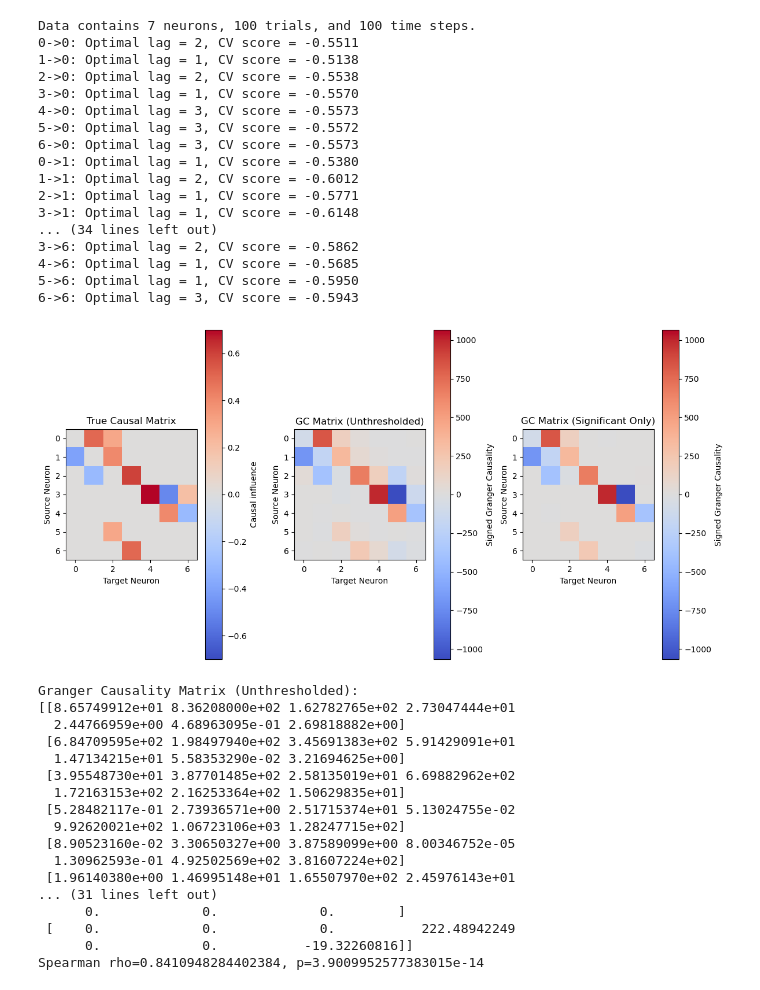
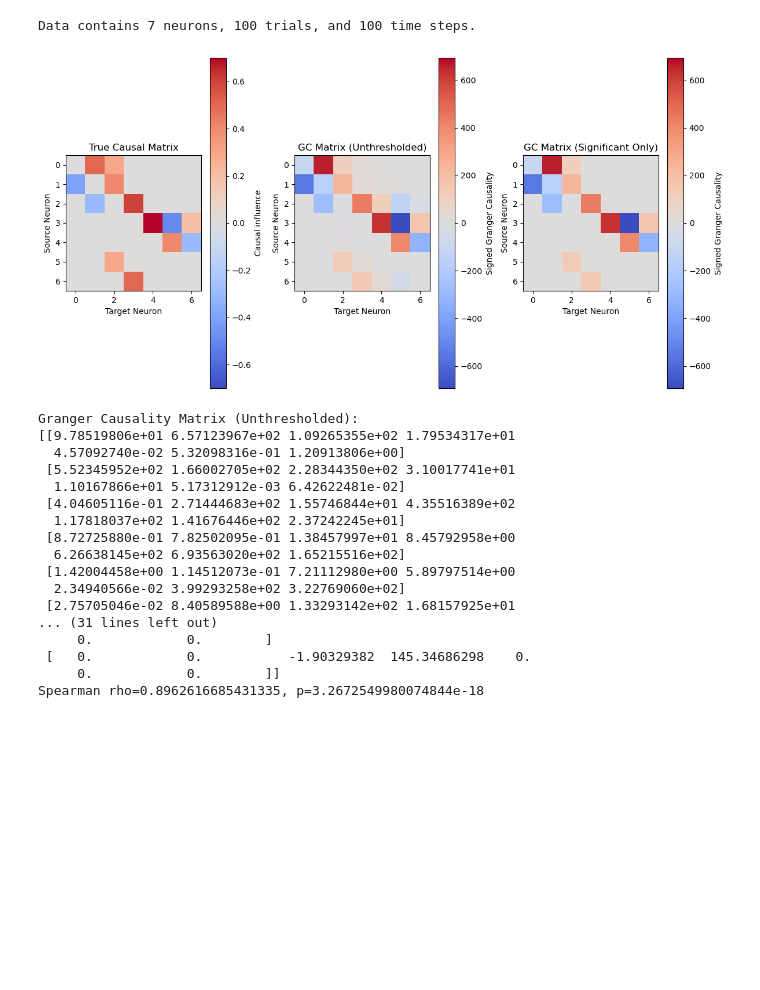
Before and after one commit to danclab/poisson_glm_granger, a Jupyter notebook: demo.ipynb, the cells around one changed output. Saved outputs shown, nothing was run; the diff lists cells and outputs as text; code cells hidden in the pictures; blank space fills up the shorter version.

```diff
--- a/demo.ipynb
+++ b/demo.ipynb
@@ -36,13 +36,11 @@ simulated_data_trials = generate_synthetic_spike_data_trials(
 # Analyze Granger causality with cross-validation
 optimal_lags, gc_matrix, signed_gc_matrix = compute_granger_causality(
     simulated_data_trials,
-    lag_range=(1, 20),
-    folds=10
+    lags=np.arange(1, 20)
 )
 
 # Filter indirect connections
 filtered_gc_matrix, filtered_signed_gc_matrix = filter_indirect_connections(
-    simulated_data_trials,
     optimal_lags,
     gc_matrix,
     signed_gc_matrix
@@ -179,13 +168,11 @@ simulated_data_trials = generate_synthetic_spike_data_trials(
 # Analyze Granger causality with cross-validation
 optimal_lags, gc_matrix, signed_gc_matrix = compute_granger_causality(
     simulated_data_trials,
-    lag_range=(1, 20),
-    folds=10
+    lags=np.arange(1, 20)
 )
 
 # Filter indirect connections
 filtered_gc_matrix, filtered_signed_gc_matrix = filter_indirect_connections(
-    simulated_data_trials,
     optimal_lags,
     gc_matrix,
     signed_gc_matrix
@@ -323,13 +301,11 @@ simulated_data_trials = generate_synthetic_spike_data_trials(
 # Analyze Granger causality with cross-validation
 optimal_lags, gc_matrix, signed_gc_matrix = compute_granger_causality(
     simulated_data_trials,
-    lag_range=(1, 20),
-    folds=10
+    lags=np.arange(1, 20)
 )
 
 # Filter indirect connections
 filtered_gc_matrix, filtered_signed_gc_matrix = filter_indirect_connections(
-    simulated_data_trials,
     optimal_lags,
     gc_matrix,
     signed_gc_matrix
@@ -479,13 +439,11 @@ simulated_data_trials = generate_synthetic_spike_data_trials(
 # Analyze Granger causality with cross-validation
 optimal_lags, gc_matrix, signed_gc_matrix = compute_granger_causality(
     simulated_data_trials,
-    lag_range=(1, 20),
-    folds=10
+    lags=np.arange(1, 20)
 )
 
 # Filter indirect connections
 filtered_gc_matrix, filtered_signed_gc_matrix = filter_indirect_connections(
-    simulated_data_trials,
     optimal_lags,
     gc_matrix,
     signed_gc_matrix
@@ -636,13 +578,11 @@ simulated_data_trials = generate_synthetic_spike_data_trials(
 # Analyze Granger causality with cross-validation
 optimal_lags, gc_matrix, signed_gc_matrix = compute_granger_causality(
     simulated_data_trials,
-    lag_range=(1, 20),
-    folds=10
+    lags=np.arange(1, 20)
 )
 
 # Filter indirect connections
 filtered_gc_matrix, filtered_signed_gc_matrix = filter_indirect_connections(
-    simulated_data_trials,
     optimal_lags,
     gc_matrix,
     signed_gc_matrix
@@ -713,64 +653,48 @@ for _ in range(n_bootstraps):
     resampled_true, resampled_predicted = resample(true_values, adjusted_predicted_values)
     if not np.all(resampled_true==0):
         slope, intercept = np.polyfit(resampled_true, resampled_predicted, 1)
         bootstrapped_slopes.append(slope)
         bootstrapped_intercepts.append(intercept)
 
 # Compute 95% CI
 slope_ci = np.percentile(bootstrapped_slopes, [2.5, 97.5])
 intercept_ci = np.percentile(bootstrapped_intercepts, [2.5, 97.5])
 
 # Fit the linear regression line for plotting
 slope, intercept = np.polyfit(true_values, adjusted_predicted_values, 1)
 line_x = np.linspace(true_values.min(), true_values.max(), 100)
 line_y = slope * line_x + intercept
 
 # Plot
 plt.figure(figsize=(8, 6))
 plt.scatter(true_values, adjusted_predicted_values, alpha=0.7, label='Data')
 plt.plot(line_x, line_y, color='red', label=f'Linear Fit\nSlope={slope:.3f}\nIntercept={intercept:.3f}')
 plt.fill_between(line_x, slope_ci[0] * line_x + intercept_ci[0], slope_ci[1] * line_x + intercept_ci[1],
                  color='red', alpha=0.2, label='95% CI')
 plt.xlabel('True Causal Influence')
 plt.ylabel('Adjusted Predicted Values')
 plt.title('Spearman Correlation and Linear Fit')
 plt.legend()
 
 # Display Spearman results
 print(f'Spearman rho={spearman_corr}, p={spearman_pval}')
 # %% [output]
 Data contains 7 neurons, 100 trials, and 100 time steps.
-0->0: Optimal lag = 2, CV score = -0.5511
-1->0: Optimal lag = 1, CV score = -0.5138
-2->0: Optimal lag = 2, CV score = -0.5538
-3->0: Optimal lag = 1, CV score = -0.5570
-4->0: Optimal lag = 3, CV score = -0.5573
-5->0: Optimal lag = 3, CV score = -0.5572
-6->0: Optimal lag = 3, CV score = -0.5573
-0->1: Optimal lag = 1, CV score = -0.5380
-1->1: Optimal lag = 2, CV score = -0.6012
-2->1: Optimal lag = 1, CV score = -0.5771
-3->1: Optimal lag = 1, CV score = -0.6148
-... (34 lines left out)
-3->6: Optimal lag = 2, CV score = -0.5862
-4->6: Optimal lag = 1, CV score = -0.5685
-5->6: Optimal lag = 1, CV score = -0.5950
-6->6: Optimal lag = 3, CV score = -0.5943
-[figure, old version]
+[figure, new version]
 Granger Causality Matrix (Unthresholded):
-[[8.65749912e+01 8.36208000e+02 1.62782765e+02 2.73047444e+01
-  2.44766959e+00 4.68963095e-01 2.69818882e+00]
- [6.84709595e+02 1.98497940e+02 3.45691383e+02 5.91429091e+01
-  1.47134215e+01 5.58353290e-02 3.21694625e+00]
- [3.95548730e+01 3.87701485e+02 2.58135019e+01 6.69882962e+02
-  1.72163153e+02 2.16253364e+02 1.50629835e+01]
- [5.28482117e-01 2.73936571e+00 2.51715374e+01 5.13024755e-02
-  9.92620021e+02 1.06723106e+03 1.28247715e+02]
- [8.90523160e-02 3.30650327e+00 3.87589099e+00 8.00346752e-05
-  1.30962593e-01 4.92502569e+02 3.81607224e+02]
- [1.96140380e+00 1.46995148e+01 1.65507970e+02 2.45976143e+01
+[[9.78519806e+01 6.57123967e+02 1.09265355e+02 1.79534317e+01
+  4.57092740e-02 5.32098316e-01 1.20913806e+00]
+ [5.52345952e+02 1.66002705e+02 2.28344350e+02 3.10017741e+01
+  1.10167866e+01 5.17312912e-03 6.42622481e-02]
+ [4.04605116e-01 2.71444683e+02 1.55746844e+01 4.35516389e+02
+  1.17818037e+02 1.41676446e+02 2.37242245e+01]
+ [8.72725880e-01 7.82502095e-01 1.38457997e+01 8.45792958e+00
+  6.26638145e+02 6.93563020e+02 1.65215516e+02]
+ [1.42004458e+00 1.14512073e-01 7.21112980e+00 5.89797514e+00
+  2.34940566e-02 3.99293258e+02 3.22769060e+02]
+ [2.75705046e-02 8.40589588e+00 1.33293142e+02 1.68157925e+01
 ... (31 lines left out)
-      0.             0.             0.        ]
- [    0.             0.             0.           222.48942249
-      0.             0.           -19.32260816]]
-Spearman rho=0.8410948284402384, p=3.9009952577383015e-14
+     0.            0.        ]
+ [   0.            0.           -1.90329382  145.34686298    0.
+     0.            0.        ]]
+Spearman rho=0.8962616685431335, p=3.2672549980074844e-18
```
Also changed, not shown: parts of 6 cells of this notebook, 2 other files.
